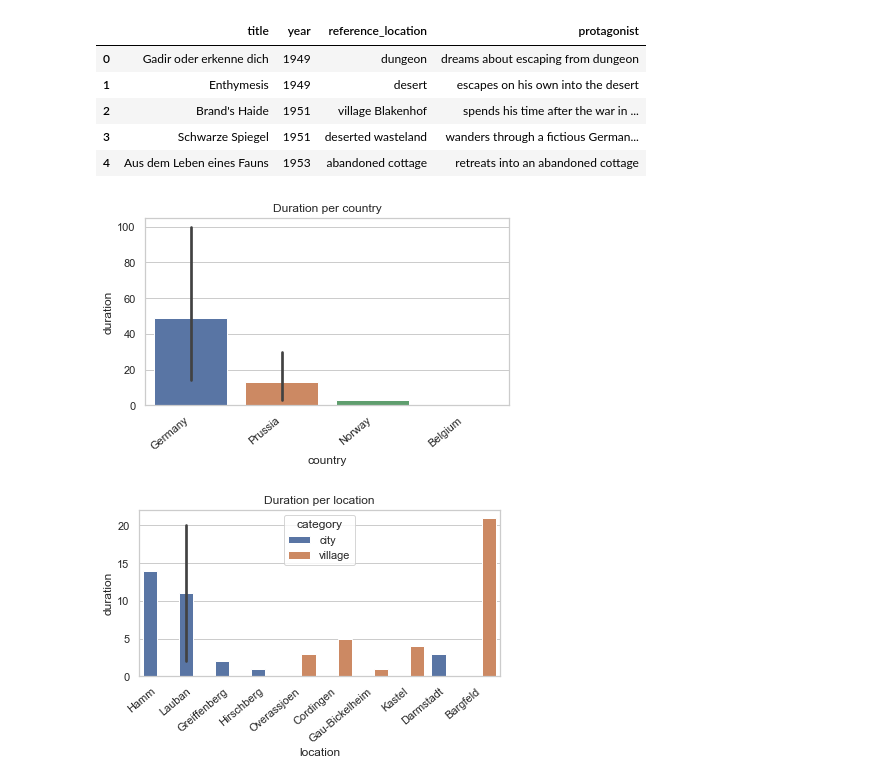
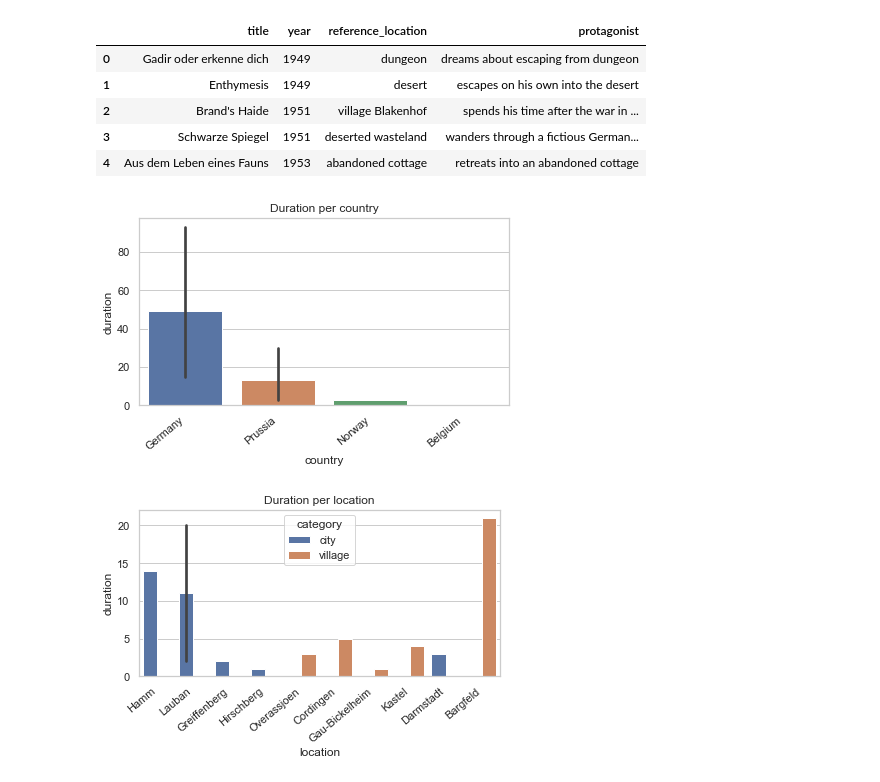
Before and after one commit to DavidSiegl/Introduction-to-DH-Tools-and-Methods-David-Siegl, a Jupyter notebook: Own Dataset/Own Dataset.ipynb, the cells around one changed output. Cells and saved outputs as stored; diff of their text form; code cells hidden in the pictures.

```diff
--- a/Own Dataset/Own Dataset.ipynb
+++ b/Own Dataset/Own Dataset.ipynb
@@ -28,14 +28,13 @@ works.head()
 # %%
 sb.set_theme(style="whitegrid")
 plt.title("Duration per country")
-locations_duration = locations
 locations_duration['duration'] = locations.moved_out - locations.moved_in
 vis1 = sb.barplot(x="country", y="duration", data = locations_duration, estimator = sum)
 vis1.set_xticklabels(vis1.get_xticklabels(), rotation=40, ha="right")
 plt.tight_layout()
 plt.show()
 # %% [output]
-[figure, old version]
+[figure, new version]
 # %%
 locations_without_0 = locations_duration[locations_duration.duration != 0]
 plt.title("Duration per location")
```
Also changed, not shown: parts of 5 cells of this notebook.
